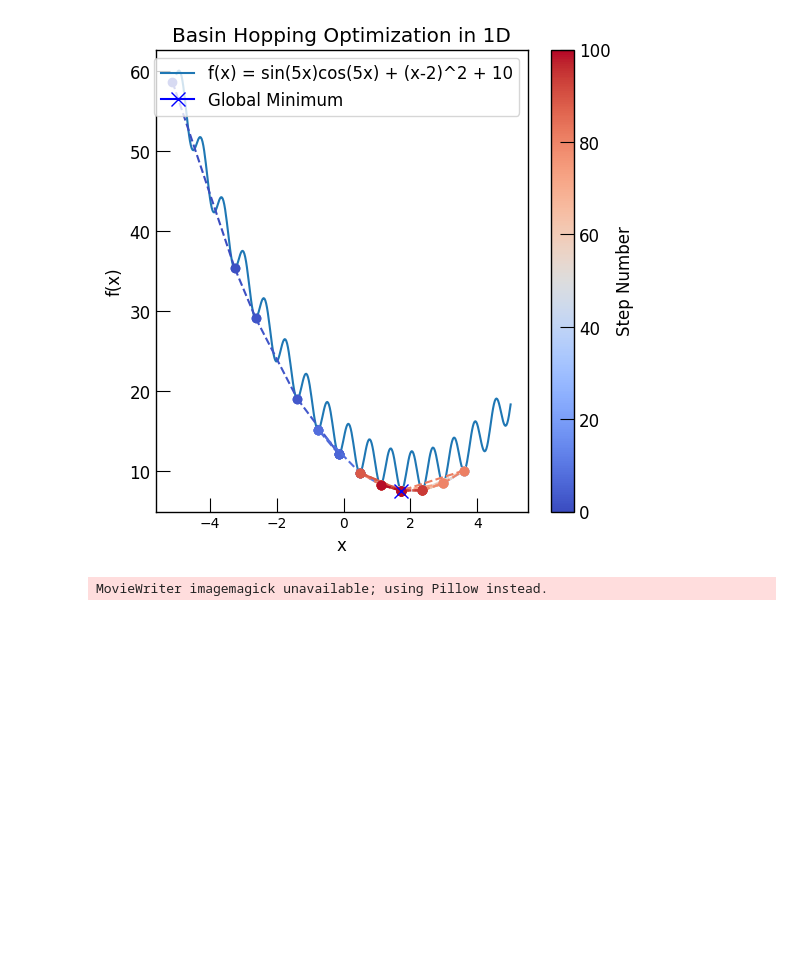
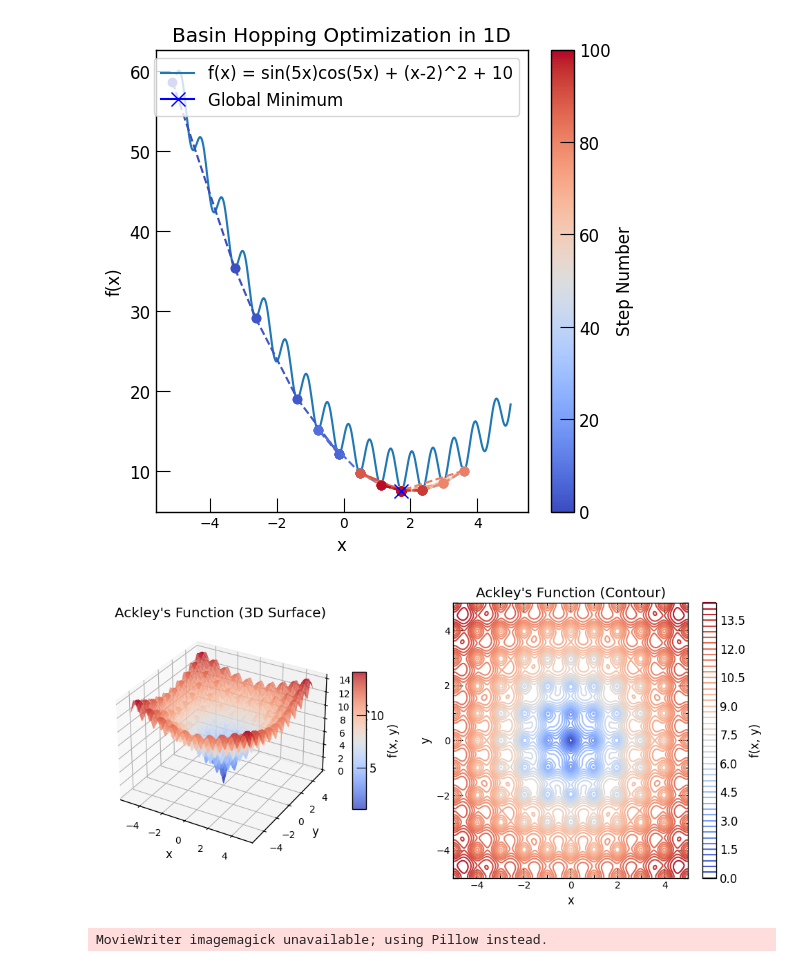
Before and after one commit to deng-group/MLE4217_5219_book, a Jupyter notebook: figures/original_figs/make_figures.ipynb, the cells around one changed output. Drawn from its saved outputs; the diff is of its cells as text; code cells hidden in the pictures; blank space fills up the shorter version.

```diff
--- a/figures/original_figs/make_figures.ipynb
+++ b/figures/original_figs/make_figures.ipynb
@@ -894,6 +894,61 @@ plt.savefig('basin_hopping.pdf')
 Global minimum found at: [1.73003584]
 Function value at global minimum: 7.573463760500673
 [figure]
+# %%
+import numpy as np
+from matplotlib.ticker import AutoMinorLocator
+from mpl_toolkits.mplot3d import Axes3D
+
+import matplotlib.pyplot as plt
+
+# Define Ackley's function
+def ackley_function(x, y):
+    a = 20
+    b = 0.2
+    c = 2 * np.pi
+    term1 = -a * np.exp(-b * np.sqrt(0.5 * (x**2 + y**2)))
+    term2 = -np.exp(0.5 * (np.cos(c * x) + np.cos(c * y)))
+    return term1 + term2 + a + np.exp(1)
+
+# Generate x and y values
+x = np.linspace(-5, 5, 400)
+y = np.linspace(-5, 5, 400)
+X, Y = np.meshgrid(x, y)
+Z = ackley_function(X, Y)
+
+# Create a 3D surface plot
+fig = plt.figure(figsize=(10, 5))
+
+# 3D surface plot
+ax1 = fig.add_subplot(1, 2, 1, projection='3d')
+surf = ax1.plot_surface(X, Y, Z, cmap='coolwarm', edgecolor='none', alpha=0.8)
+ax1.set_title("Ackley's Function (3D Surface)")
+ax1.set_xlabel('x')
+ax1.set_ylabel('y')
+ax1.set_zlabel('f(x, y)')
+fig.colorbar(surf, ax=ax1, shrink=0.5, aspect=10, label='f(x, y)')
+
+# Contour plot
+ax2 = fig.add_subplot(1, 2, 2)
+contour = ax2.contour(X, Y, Z, levels=50, cmap='coolwarm')
+ax2.set_title("Ackley's Function (Contour)")
+ax2.set_xlabel('x')
+ax2.set_ylabel('y')
+fig.colorbar(contour, ax=ax2, label='f(x, y)')
+
+# Apply consistent styling
+for ax in [ax2]:
+    ax.xaxis.set_minor_locator(AutoMinorLocator(2))
+    ax.yaxis.set_minor_locator(AutoMinorLocator(2))
+    ax.tick_params(which='major', length=10, width=1.0, direction='in', labelsize=10)
+    ax.tick_params(which='minor', length=5, width=1.0, direction='in', labelsize=8, top=True, right=True)
+    ax.tick_params(top=True, right=True)
+
+plt.tight_layout()
+plt.savefig('ackley_function.pdf')
+plt.show()
+# %% [output]
+[figure, added]
 # %%
 from matplotlib.animation import FuncAnimation
 from scipy.optimize import minimize
```
Also changed, not shown: parts of 1 cell of this notebook, 3 other files.
